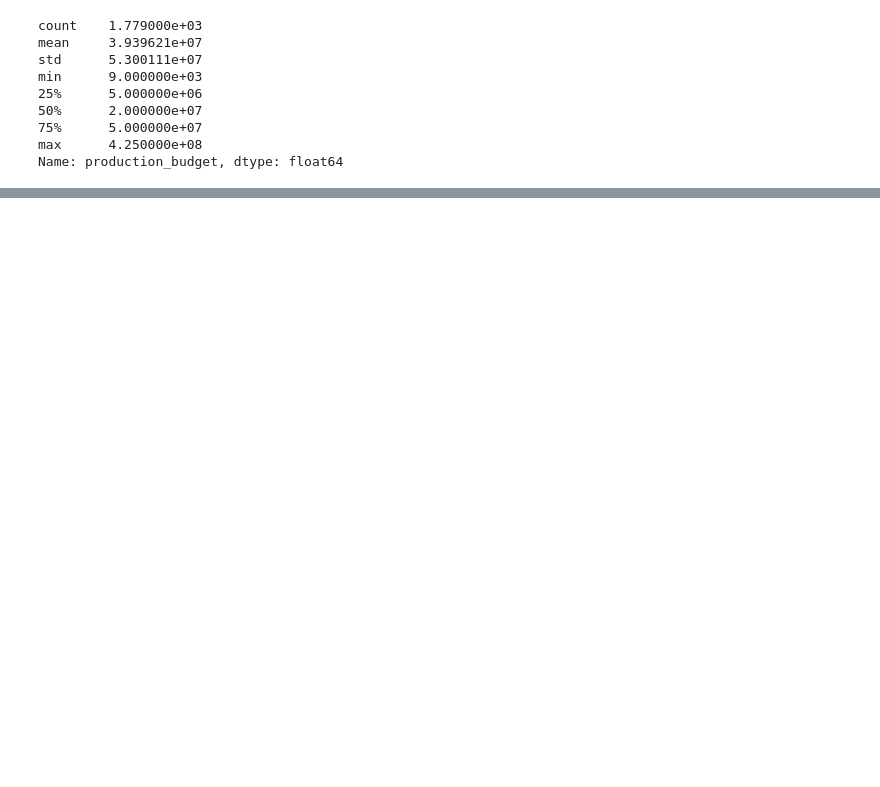
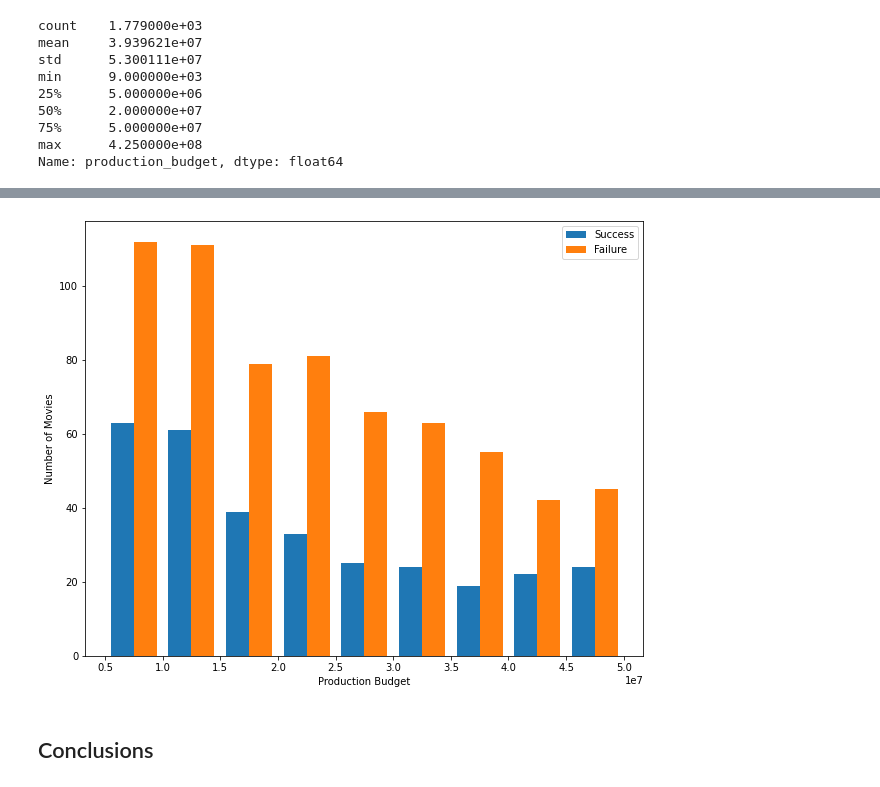
Before and after one commit to seanfry9/Phase-1-Project, a Jupyter notebook: student.ipynb, the cells around one changed output, grey strips where cells are left out. Drawn from its saved outputs; the diff is of its cells as text; code cells hidden in the pictures; blank space fills up the shorter version.

```diff
--- a/student.ipynb
+++ b/student.ipynb
@@ -430 +429,5 @@ month_money
 | 0 | NaN | NaN | NaN | Dec |
+# %%
+for i in range(len(month_money)):
+    month_money.loc[i, 'month'] = months[i-1]
+month_money
@@ -568,0 +588,10 @@ fig, axes = plt.subplots(figsize=(10,20), nrows=2)
+# %%
+prod_success = data[data['success'] == True]
+prod_failure = data[data['success'] == False]
+# %%
+ticks = []
+x_label = 5000000
+
+for i in range(0,10):
+    ticks.append(x_label)
+    x_label += 5000000
@@ -568,0 +611,15 @@ fig, axes = plt.subplots(figsize=(10,20), nrows=2)
+# %%
+fig, ax = plt.subplots(figsize=(10,8))
+
+success = prod_success['production_budget']
+failure = prod_failure['production_budget']
+
+ax.hist([success, failure], bins = ticks, range=(5000000, 50000000), label=['Success', 'Failure'])
+ax.legend(loc='upper right')
+ax.set_ylabel('Number of Movies')
+ax.set_xlabel('Production Budget')
+ax.set_xticks(ticks);
+# %% [output]
+[figure, added]
+# %% [markdown]
+## Conclusions
```
Also changed, not shown: parts of 11 cells of this notebook.
